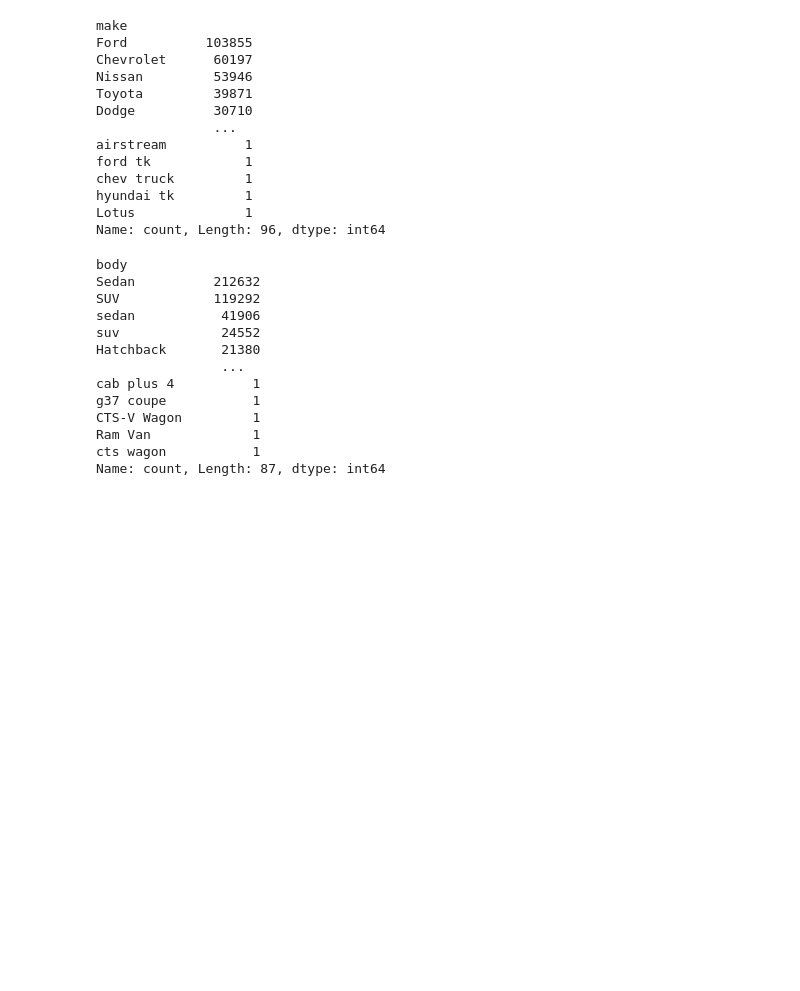
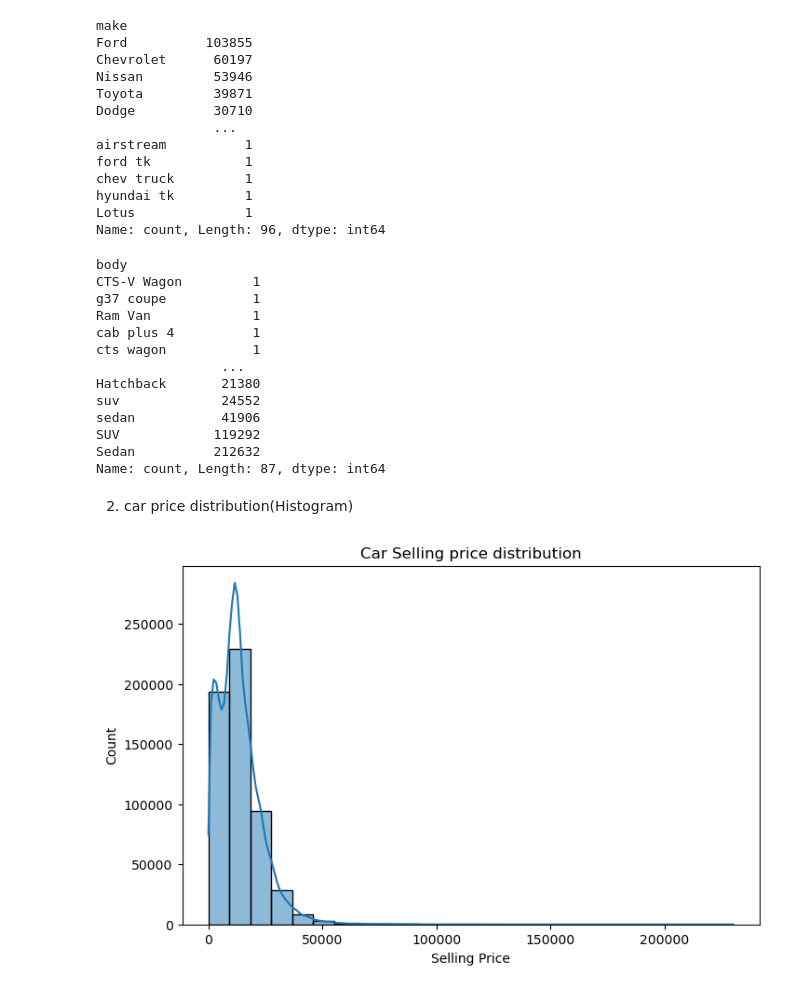
Before and after one commit to srijan469/Car-Price-Analysis, a Jupyter notebook: Car_prices_Analysis.ipynb, the cells around one changed output. Cells and saved outputs as stored; diff of their text form; code cells hidden in the pictures; blank space fills up the shorter version.

```diff
--- a/Car_prices_Analysis.ipynb
+++ b/Car_prices_Analysis.ipynb
@@ -197,18 +197,30 @@ Lotus              1
 Name: count, Length: 96, dtype: int64
 # %%
 #count the cars by body type
-df['body'].value_counts()
+df['body'].value_counts(ascending=True)
 # %% [output]
 body
+CTS-V Wagon         1
+g37 coupe           1
+Ram Van             1
+cab plus 4          1
+cts wagon           1
+                ...
+Hatchback       21380
+suv             24552
+sedan           41906
+SUV            119292
 Sedan          212632
-SUV            119292
-sedan           41906
-suv             24552
-Hatchback       21380
-                ...
-cab plus 4          1
-g37 coupe           1
-CTS-V Wagon         1
-Ram Van             1
-cts wagon           1
 Name: count, Length: 87, dtype: int64
+# %% [markdown]
+2. car price distribution(Histogram)
+# %%
+plt.figure(figsize=(8,5))
+sns.histplot(df['sellingprice'],bins=25, kde=True)
+plt.title("Car Selling price distribution")
+plt.xlabel("Selling Price")
+plt.ylabel("Count")
+
+plt.show()
+# %% [output]
+[figure, added]
```
Also changed, not shown: parts of 7 cells of this notebook.
